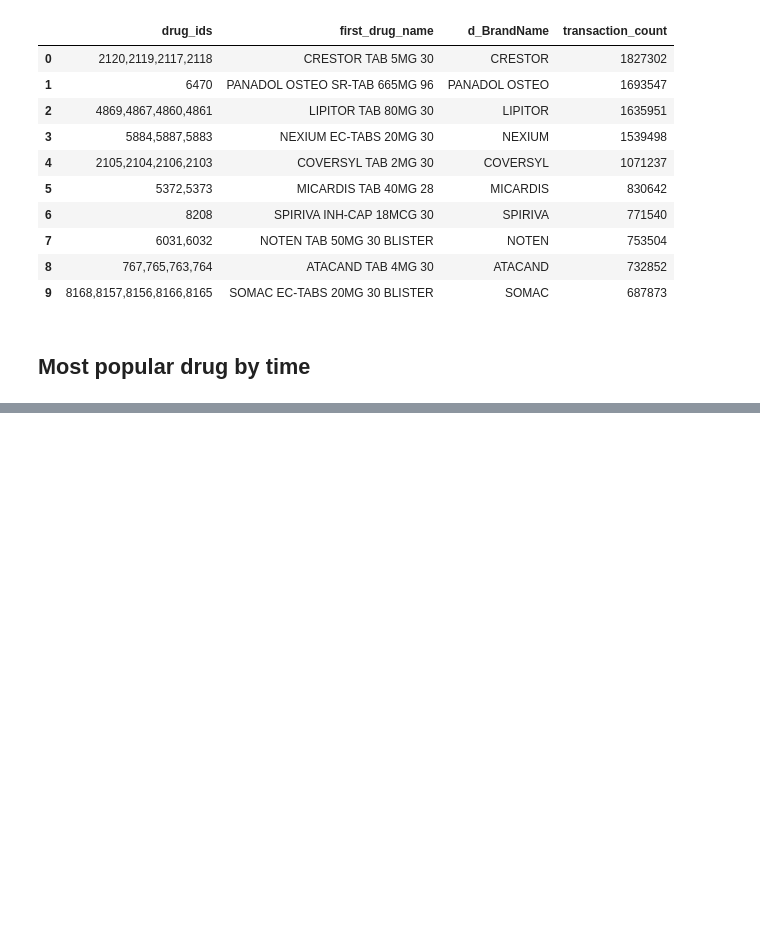
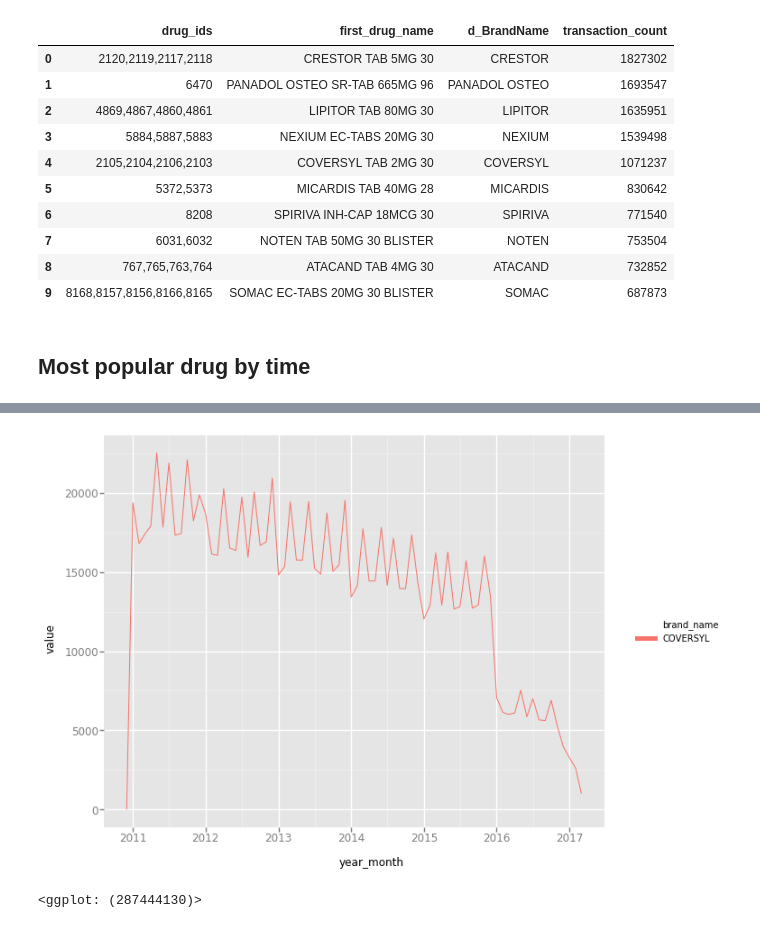
Before and after one commit to saramic/the-d-team, a Jupyter notebook: analysis/Most_popular_drug.ipynb, the cells around one changed output, grey strips where cells are left out. Drawn from its saved outputs; the diff is of its cells as text; code cells hidden in the pictures; blank space fills up the shorter version.

```diff
--- a/analysis/Most_popular_drug.ipynb
+++ b/analysis/Most_popular_drug.ipynb
@@ -72,0 +115,9 @@ df_pop_by_year.plot()
+# %%
+df_pop_by_year_month_lng = pd.melt(df_pop_by_year_month[df_pop_by_year_month['brand_name'] == 'COVERSYL'], id_vars=['year_month', 'brand_name'])
+ggplot(
+    aes(x='year_month', y='value', colour='brand_name'),
+    data=df_pop_by_year_month_lng) +\
+    geom_line()
+# %% [output]
+[figure, added]
+<ggplot: (287444130)>
```
Also changed, not shown: parts of 28 cells of this notebook, 1 other file.
